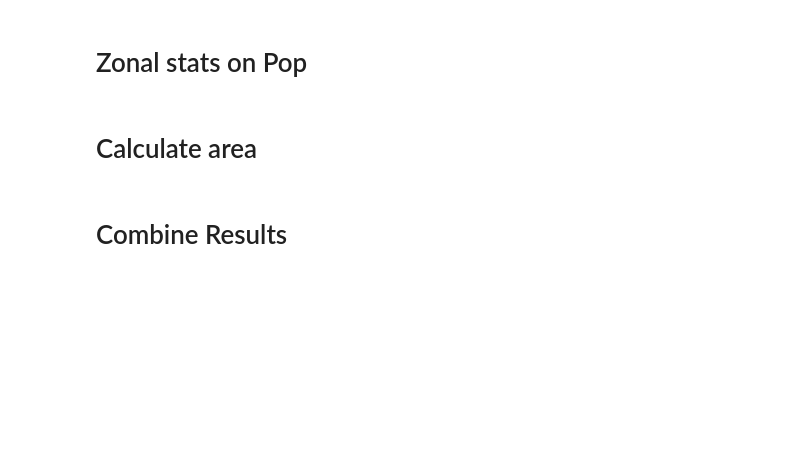
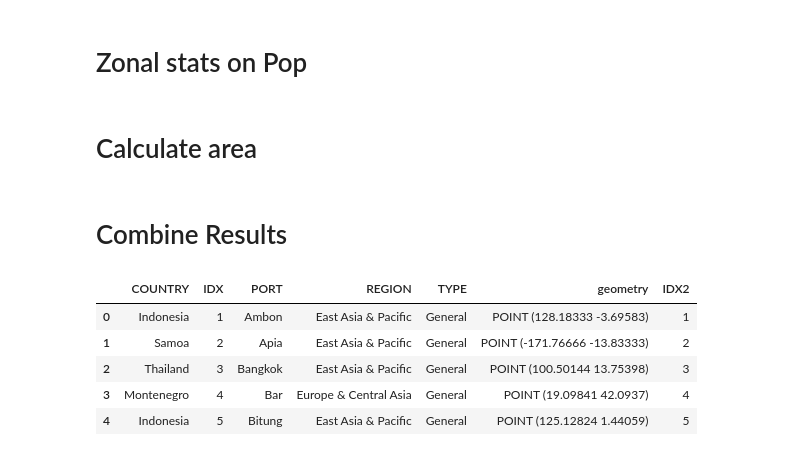
Before and after one commit to worldbank/INFRA_SAP, a Jupyter notebook: Notebooks/ZON_INFRA_B_Ports_MA_Zonal.ipynb, the cells around one changed output. Drawn from its saved outputs; the diff is of its cells as text; code cells hidden in the pictures; blank space fills up the shorter version.

```diff
--- a/Notebooks/ZON_INFRA_B_Ports_MA_Zonal.ipynb
+++ b/Notebooks/ZON_INFRA_B_Ports_MA_Zonal.ipynb
@@ -230 +144,13 @@ inP = gpd.read_file(port_file)
+# %%
+inP = gpd.read_file(ports_file)
+inP['IDX2'] = [x + 1 for x in list(inP.reset_index().index)]
+# %%
+inP.head()
+# %% [output]
+|  | COUNTRY | IDX | PORT | REGION | TYPE | geometry | IDX2 |
+| 0 | Indonesia | 1 | Ambon | East Asia & Pacific | General | POINT (128.18333 -3.69583) | 1 |
+| 1 | Samoa | 2 | Apia | East Asia & Pacific | General | POINT (-171.76666 -13.83333) | 2 |
+| 2 | Thailand | 3 | Bangkok | East Asia & Pacific | General | POINT (100.50144 13.75398) | 3 |
+| 3 | Montenegro | 4 | Bar | Europe & Central Asia | General | POINT (19.09841 42.0937) | 4 |
+| 4 | Indonesia | 5 | Bitung | East Asia & Pacific | General | POINT (125.12824 1.44059) | 5 |
 # %%
```
Also changed, not shown: parts of 43 cells of this notebook, 6 other files.
